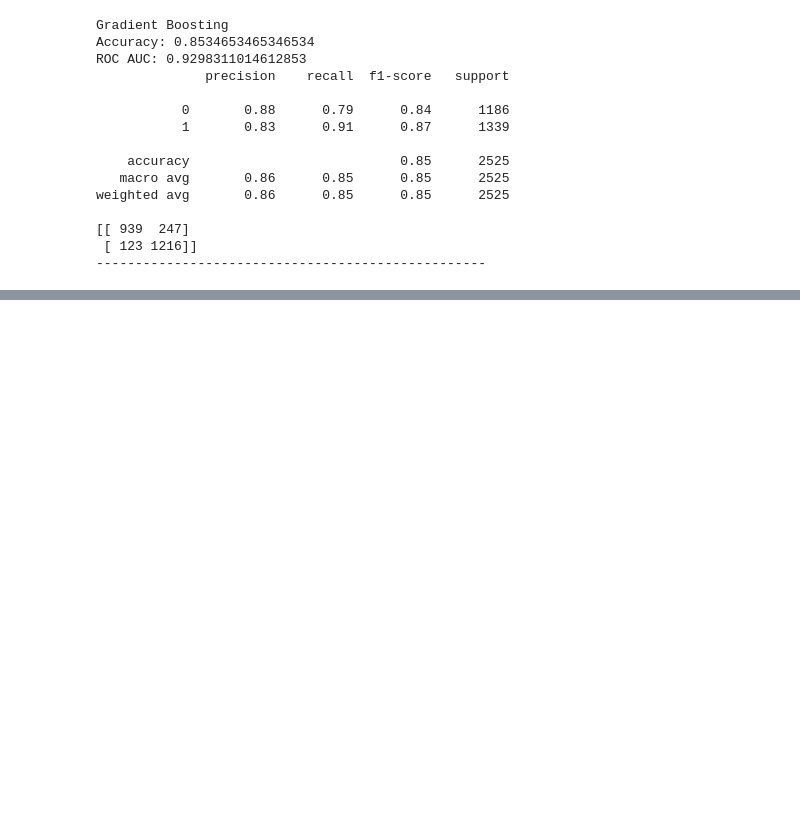
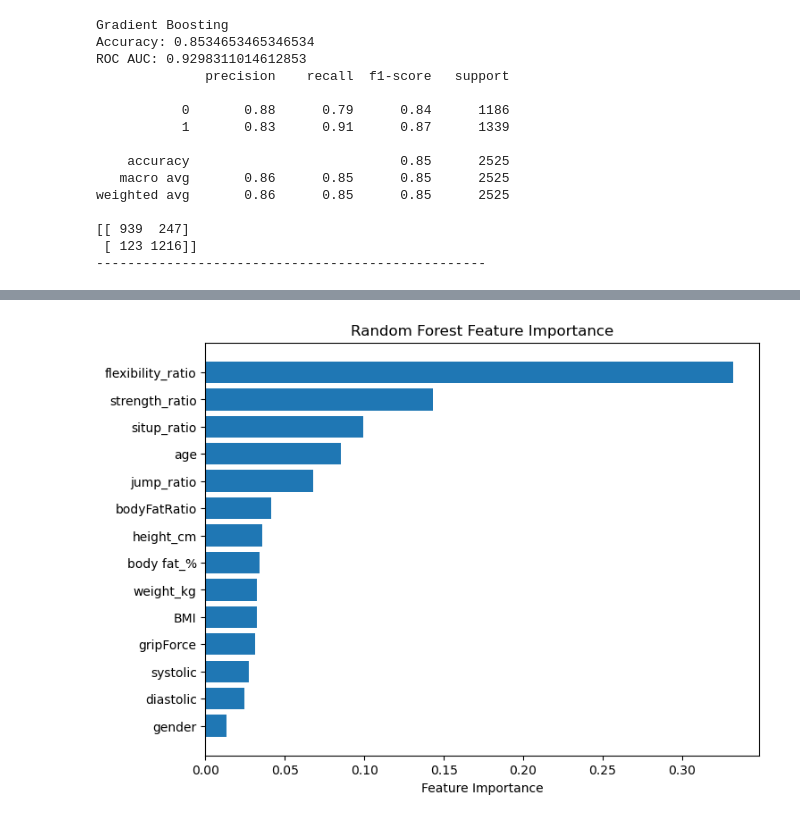
Before and after one commit to keraaa92/BodyPerformace-Classification-ML, a Jupyter notebook: notebooks/01_EDA_Preprocessing.ipynb, the cells around one changed output, grey strips where cells are left out. Drawn from its saved outputs; the diff is of its cells as text; code cells hidden in the pictures; blank space fills up the shorter version.

```diff
--- a/notebooks/01_EDA_Preprocessing.ipynb
+++ b/notebooks/01_EDA_Preprocessing.ipynb
@@ -366,0 +381,13 @@ gender : 0.0145
+# %%
+importances = rf_model.feature_importances_
+feature_names = X.columns
+
+sorted_idx = np.argsort(importances)
+
+plt.figure(figsize=(8,6))
+plt.barh(feature_names[sorted_idx], importances[sorted_idx])
+plt.xlabel("Feature Importance")
+plt.title("Random Forest Feature Importance")
+plt.show()
+# %% [output]
+[figure, added]
```
Also changed, not shown: parts of 3 cells of this notebook.
